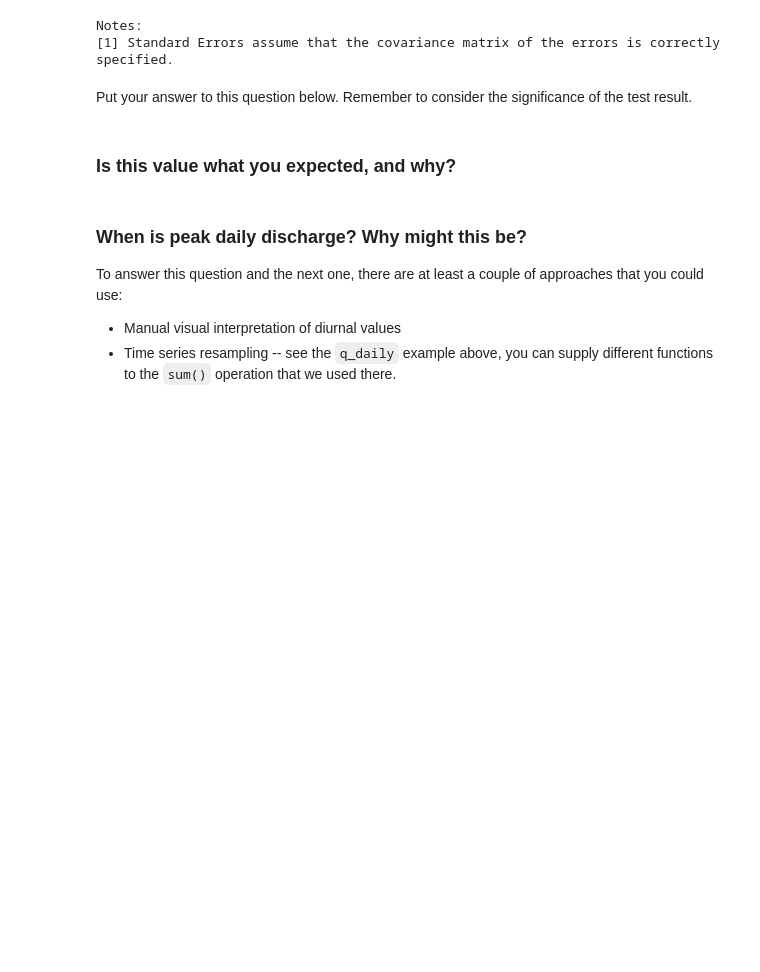
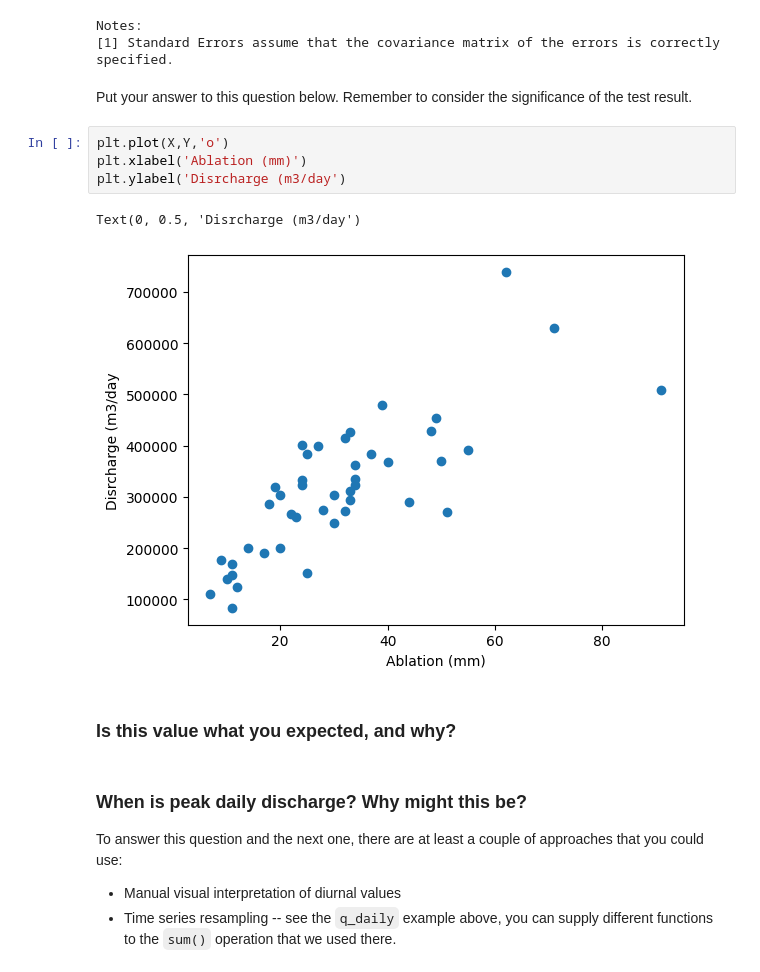
Before and after one commit to svoll1105/Glaciers_Landscapes, a Jupyter notebook: supraglacial_q.ipynb, the cells around one changed output. Saved outputs shown, nothing was run; the diff lists cells and outputs as text; blank space fills up the shorter version.

```diff
--- a/supraglacial_q.ipynb
+++ b/supraglacial_q.ipynb
@@ -269,6 +269,13 @@ Notes:
 [1] Standard Errors assume that the covariance matrix of the errors is correctly specified.
 # %% [markdown]
 Put your answer to this question below. Remember to consider the significance of the test result.
+# %%
+plt.plot(X,Y,'o')
+plt.xlabel('Ablation (mm)')
+plt.ylabel('Disrcharge (m3/day')
+# %% [output]
+Text(0, 0.5, 'Disrcharge (m3/day')
+[figure, added]
 # %% [markdown]
 ### Is this value what you expected, and why?
 # %% [markdown]
```
